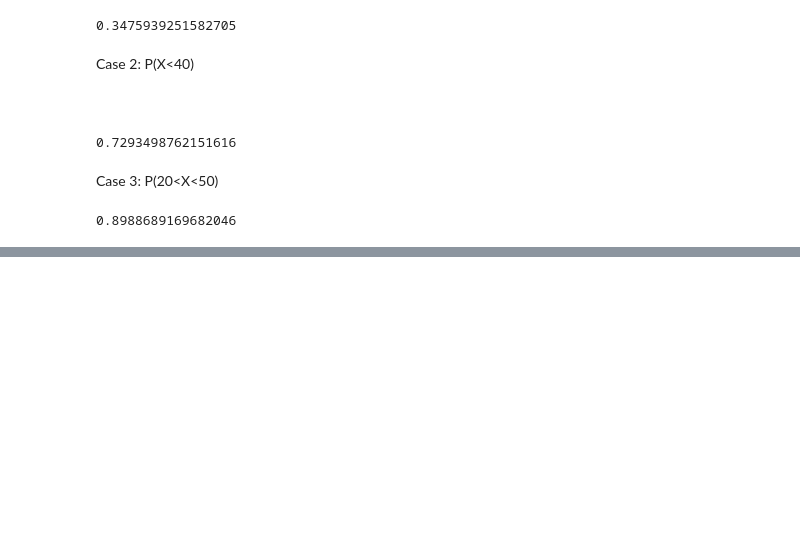
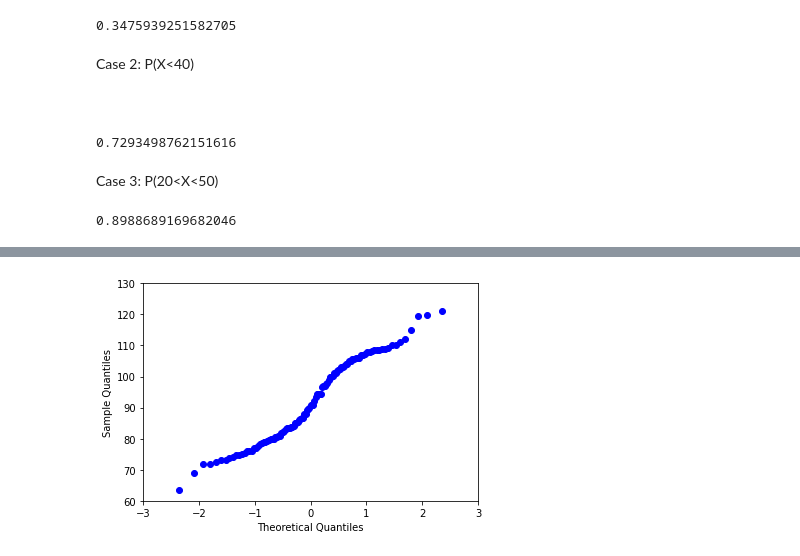
Before and after one commit to Bitirna/reimagined-doodle, a Jupyter notebook: probability_of_cars.ipynb, the cells around one changed output, grey strips where cells are left out. Cells and saved outputs as stored; diff of their text form; code cells hidden in the pictures; blank space fills up the shorter version.

```diff
--- a/probability_of_cars.ipynb
+++ b/probability_of_cars.ipynb
@@ -42,0 +55,7 @@ stats.norm.cdf(x=50,loc = pd_car.MPG.mean(), scale = pd_car.MPG.std()) - stats.n
+# %%
+sm.qqplot(ad_wst["Waist"], line ='45')
+plt.xlim(-3,3)
+plt.ylim(60,130)
+py.show()
+# %% [output]
+[figure, added]
```
Also changed, not shown: parts of 4 cells of this notebook.
